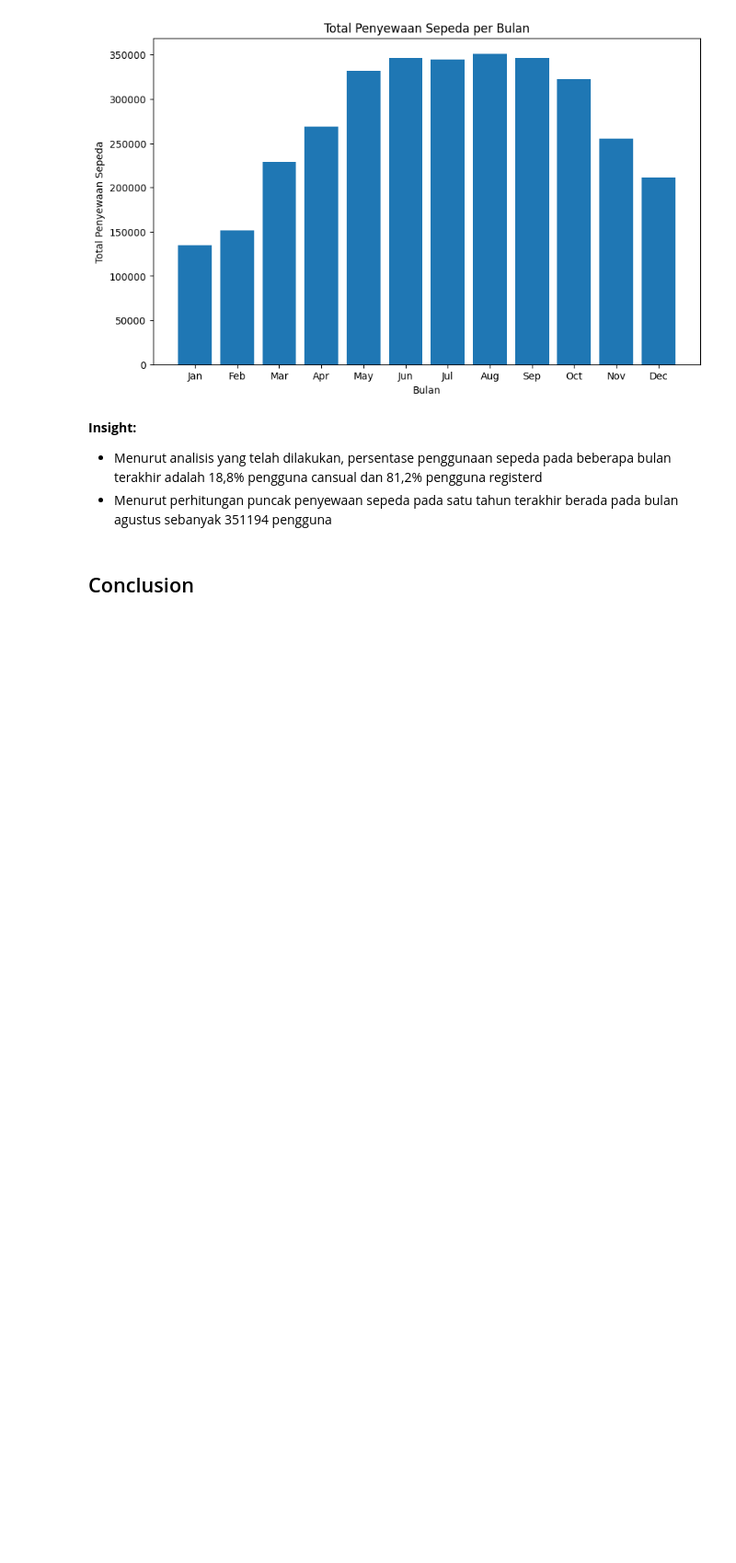
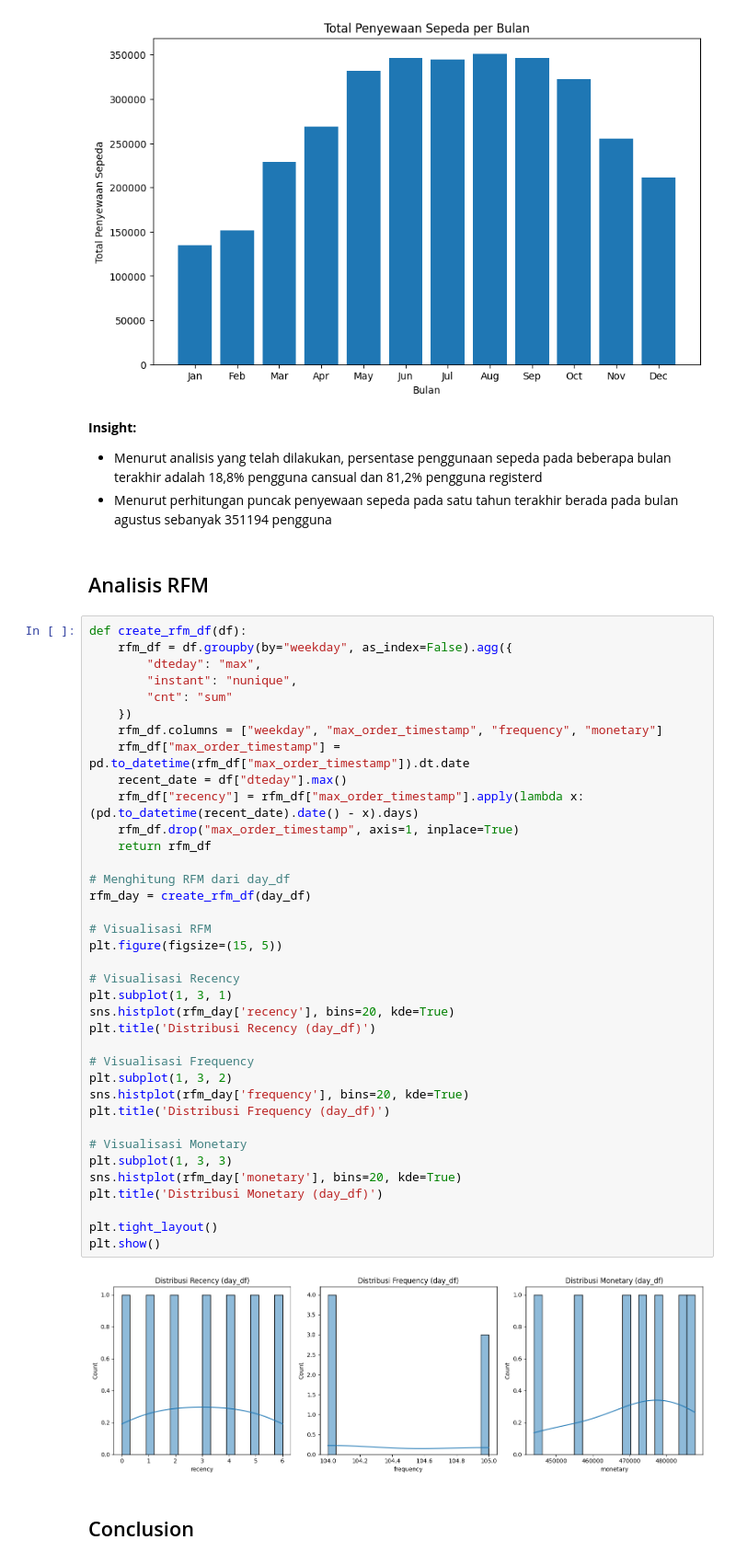
Before and after one commit to Salwazd21/Proyek-ADP-Dicoding, a Jupyter notebook: Notebook.ipynb, the cells around one changed output. Shown: that part at 92% size. Saved outputs shown, nothing was run; the diff lists cells and outputs as text; blank space fills up the shorter version.

Commit message:
Menambahkan code analisis RFM

```diff
--- a/Notebook.ipynb
+++ b/Notebook.ipynb
@@ -755,6 +755,47 @@ Bulan dengan penyewaan sepeda tertinggi adalah August dengan 351194 penyewa.
 **Insight:**
 - Menurut analisis yang telah dilakukan, persentase penggunaan sepeda pada beberapa bulan terakhir adalah 18,8% pengguna cansual dan 81,2% pengguna registerd
 - Menurut perhitungan puncak penyewaan sepeda pada satu tahun terakhir berada pada bulan agustus sebanyak 351194 pengguna
+# %% [markdown]
+## Analisis RFM
+# %%
+def create_rfm_df(df):
+    rfm_df = df.groupby(by="weekday", as_index=False).agg({
+        "dteday": "max",
+        "instant": "nunique",
+        "cnt": "sum"
+    })
+    rfm_df.columns = ["weekday", "max_order_timestamp", "frequency", "monetary"]
+    rfm_df["max_order_timestamp"] = pd.to_datetime(rfm_df["max_order_timestamp"]).dt.date
+    recent_date = df["dteday"].max()
+    rfm_df["recency"] = rfm_df["max_order_timestamp"].apply(lambda x: (pd.to_datetime(recent_date).date() - x).days)
+    rfm_df.drop("max_order_timestamp", axis=1, inplace=True)
+    return rfm_df
+
+# Menghitung RFM dari day_df
+rfm_day = create_rfm_df(day_df)
+
+# Visualisasi RFM
+plt.figure(figsize=(15, 5))
+
+# Visualisasi Recency
+plt.subplot(1, 3, 1)
+sns.histplot(rfm_day['recency'], bins=20, kde=True)
+plt.title('Distribusi Recency (day_df)')
+
+# Visualisasi Frequency
+plt.subplot(1, 3, 2)
+sns.histplot(rfm_day['frequency'], bins=20, kde=True)
+plt.title('Distribusi Frequency (day_df)')
+
+# Visualisasi Monetary
+plt.subplot(1, 3, 3)
+sns.histplot(rfm_day['monetary'], bins=20, kde=True)
+plt.title('Distribusi Monetary (day_df)')
+
+plt.tight_layout()
+plt.show()
+# %% [output]
+[figure, added]
 # %% [markdown]
 ## Conclusion
 # %% [markdown]
```
